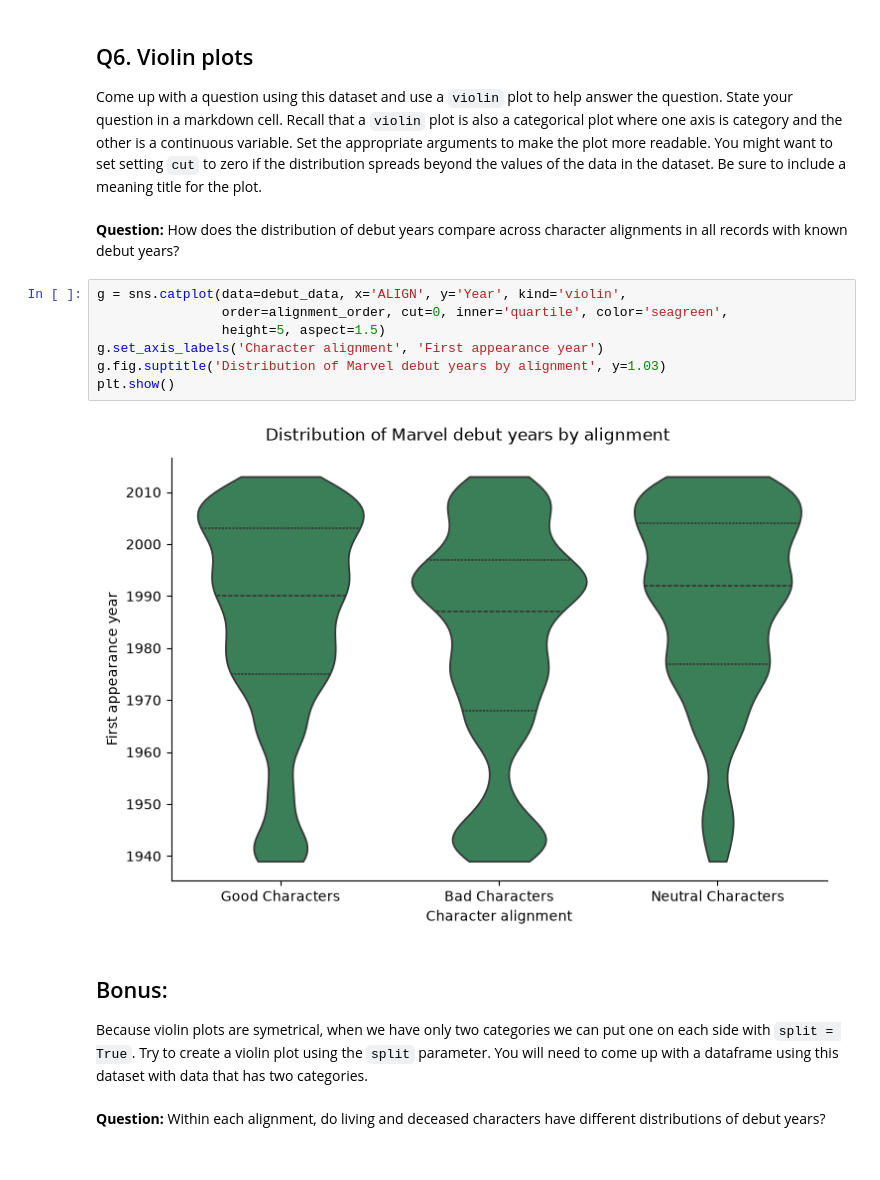
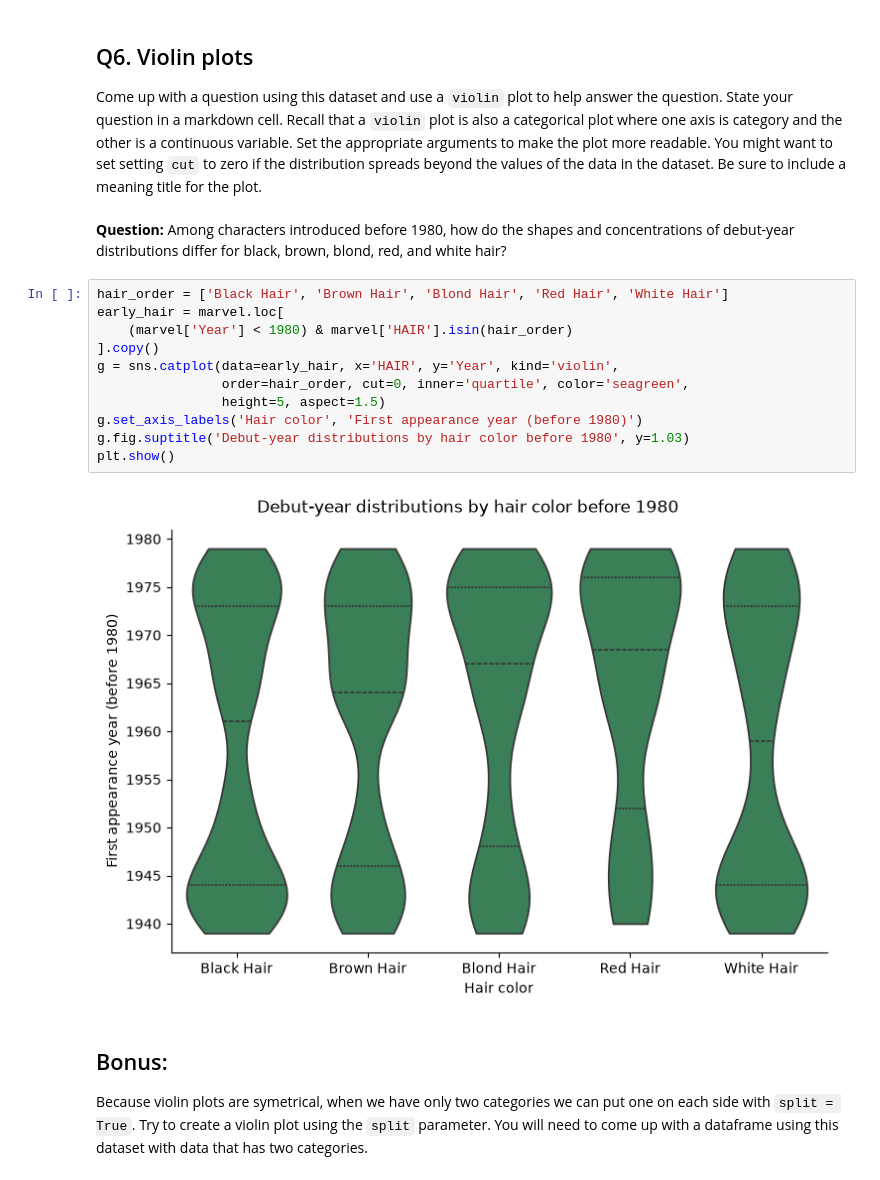
Before and after one commit to satam2/CS133-Data-Vis, a Jupyter notebook: Module03_seaborn/M03_Hands_on_09_categorical.ipynb, the cells around one changed output. Saved outputs shown, nothing was run; the diff lists cells and outputs as text.

```diff
--- a/Module03_seaborn/M03_Hands_on_09_categorical.ipynb
+++ b/Module03_seaborn/M03_Hands_on_09_categorical.ipynb
@@ -114,19 +137,21 @@ plt.show()
 # %% [markdown]
 ## Q6. Violin plots
 Come up with a question using this dataset and use a `violin` plot to help answer the question. State your question in a markdown cell. Recall that a `violin` plot is also a categorical plot where one axis is category and the other is a continuous variable. Set the appropriate arguments to make the plot more readable. You might want to set setting `cut` to zero if the distribution spreads beyond the values of the data in the dataset. Be sure to include a meaning title for the plot.
-# %% [markdown]
-**Question:** How does the distribution of debut years compare across character alignments in all records with known debut years?
+# %% [markdown]
+**Question:** Among characters introduced before 1980, how do the shapes and concentrations of debut-year distributions differ for black, brown, blond, red, and white hair?
 # %%
-g = sns.catplot(data=debut_data, x='ALIGN', y='Year', kind='violin',
-                order=alignment_order, cut=0, inner='quartile', color='seagreen',
+hair_order = ['Black Hair', 'Brown Hair', 'Blond Hair', 'Red Hair', 'White Hair']
+early_hair = marvel.loc[
+    (marvel['Year'] < 1980) & marvel['HAIR'].isin(hair_order)
+].copy()
+g = sns.catplot(data=early_hair, x='HAIR', y='Year', kind='violin',
+                order=hair_order, cut=0, inner='quartile', color='seagreen',
                 height=5, aspect=1.5)
-g.set_axis_labels('Character alignment', 'First appearance year')
-g.fig.suptitle('Distribution of Marvel debut years by alignment', y=1.03)
+g.set_axis_labels('Hair color', 'First appearance year (before 1980)')
+g.fig.suptitle('Debut-year distributions by hair color before 1980', y=1.03)
 plt.show()
 # %% [output]
-[figure, old version]
+[figure, new version]
 # %% [markdown]
 ## Bonus:
 Because violin plots are symetrical, when we have only two categories we can put one on each side with `split = True`. Try to create a violin plot using the `split` parameter. You will need to come up with a dataframe using this dataset with data that has two categories.
-# %% [markdown]
-**Question:** Within each alignment, do living and deceased characters have different distributions of debut years?
```
Also changed, not shown: parts of 12 cells of this notebook.
